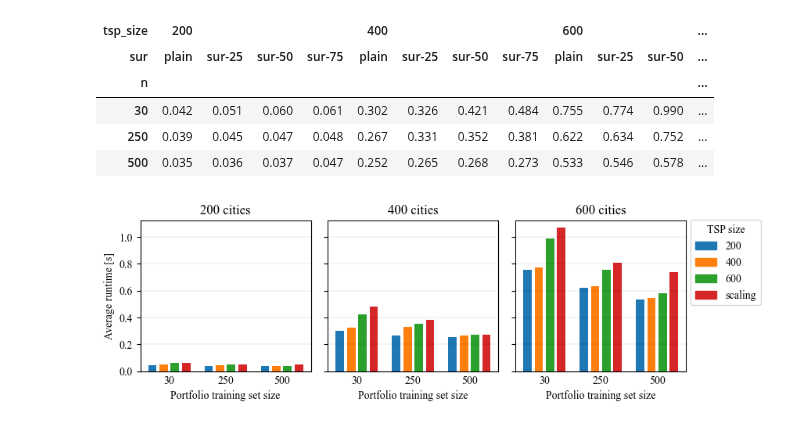
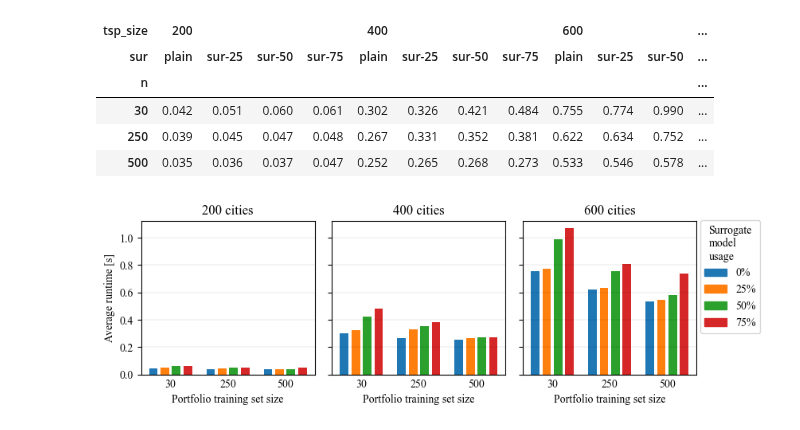
Before and after one commit to zakrzewow/raw-algorithm-portfolios, a Jupyter notebook: results_article_surrogate.ipynb, the cells around one changed output. Drawn from its saved outputs; the diff is of its cells as text; code cells hidden in the pictures.

```diff
--- a/results_article_surrogate.ipynb
+++ b/results_article_surrogate.ipynb
@@ -190,33 +190,33 @@ sur_to_x = {
 sur_to_color = {
     "plain": "C0",
     "sur-25": "C1",
     "sur-50": "C2",
     "sur-75": "C3",
 }
 
 _ = df.groupby(["sur", "n", "tsp_size"])["cost_skip_cutoff"].mean().reset_index()
 _["x"] = _["n"].map(n_to_x).astype(float) + _["sur"].map(sur_to_x).astype(float)
 _["color"] = _["sur"].map(sur_to_color)
 
 fig, axs = plt.subplots(1, 3, figsize=(9, 2.5), sharey=True)
 for i, (label, group) in enumerate(_.groupby("tsp_size")):
     ax = axs[i]
     ax.bar(group["x"], group["cost_skip_cutoff"], width=0.15, color=group["color"], alpha=1.0)
     ax.set_title(f"{label} cities")
     ax.set_xticks([0.3, 1.3, 2.3], labels=["30", "250", "500"])
     ax.tick_params(axis='x', length=0)
     ax.grid(axis='y', color='black', alpha=0.2, lw=0.3, ls="-")
     ax.set_xlabel("Portfolio training set size")
 
 # Create legend
 handles = [plt.Rectangle((0,0), 1 , 1, color=sur_to_color[s]) for s in sur_to_color]
-labels = ["200", "400", "600", "scaling"]
-axs[2].legend(handles, labels, title="TSP size", loc='upper right', bbox_to_anchor=(1.47, 1.04))
+labels = ["0%", "25%", "50%", "75%"]
+axs[2].legend(handles, labels, title="Surrogate\nmodel\nusage", loc='upper right', bbox_to_anchor=(1.40, 1.04))
 
 axs[0].set_ylabel("Average runtime [s]")
 plt.subplots_adjust(wspace=0.1)
 plt.savefig(BASE_DIR / "surrogate_cost_skip_cutoff.pdf", bbox_inches='tight')
 plt.show()
 #
 # %% [output]
-[figure, old version]
+[figure, new version]
```
Also changed, not shown: 3 other files.
